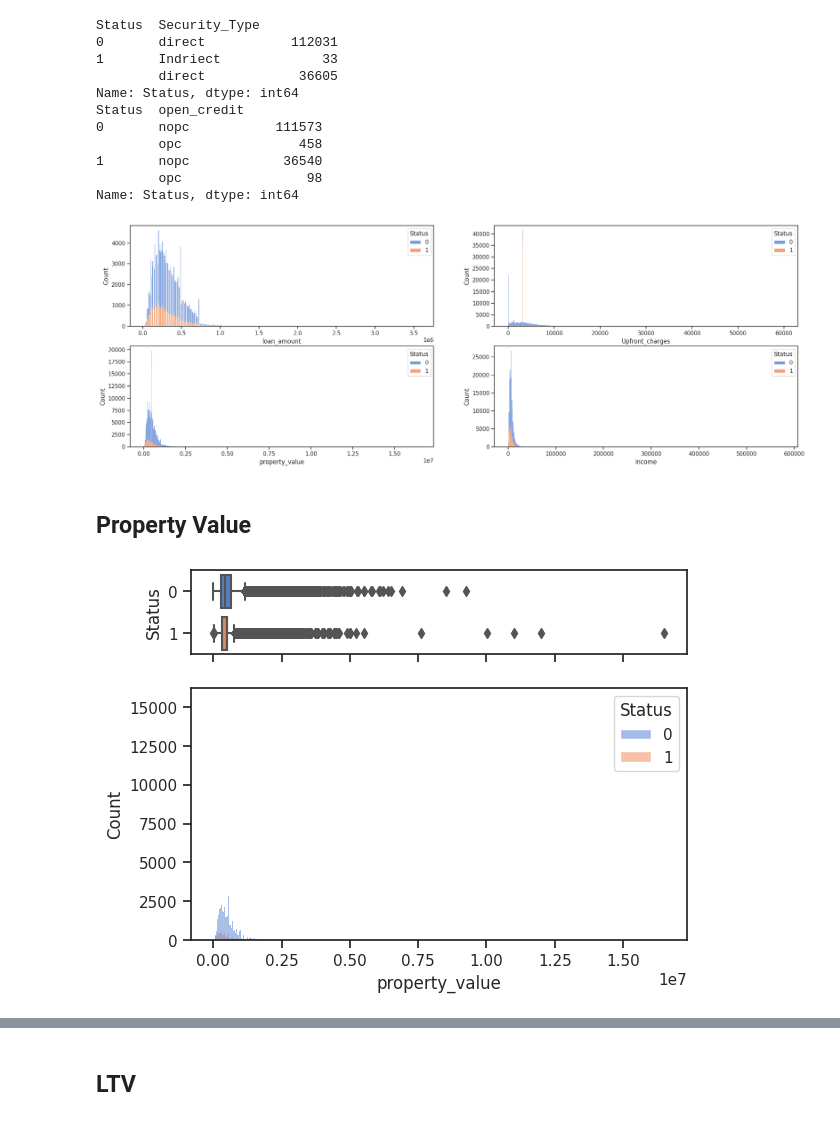
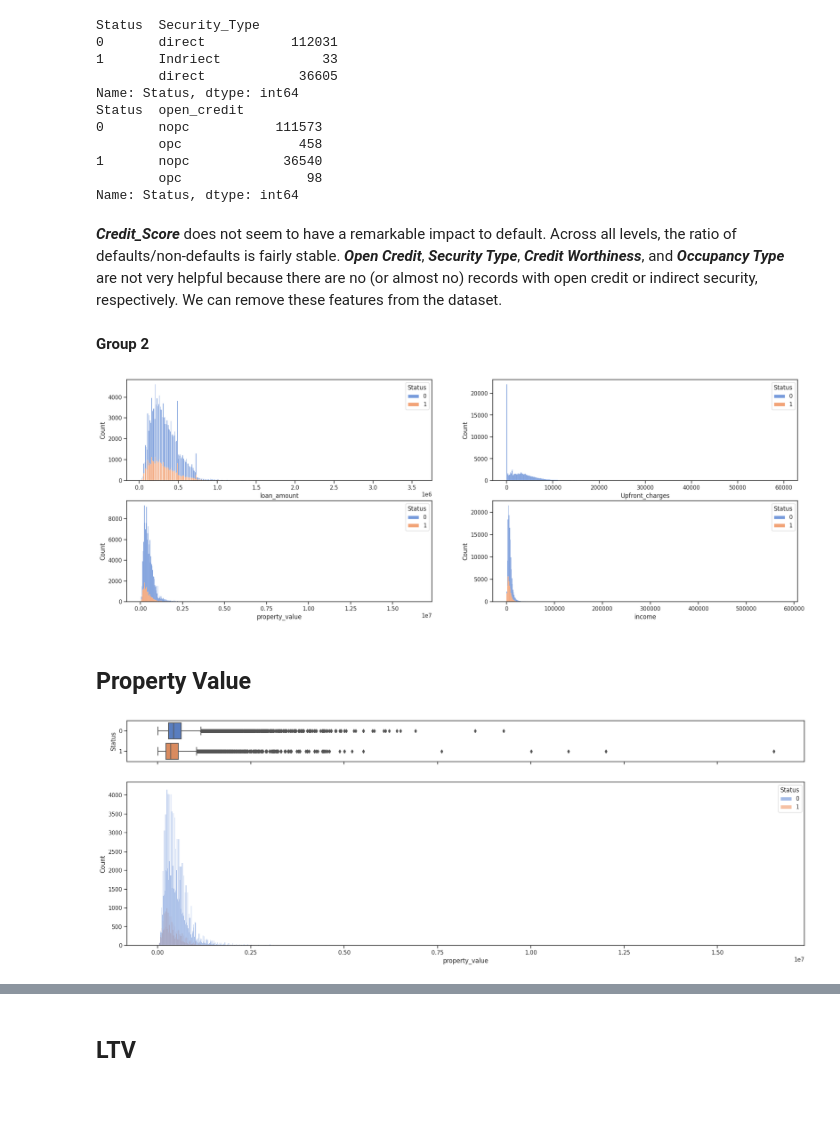
Before and after one commit to Hoale2908/Data_Preprocessing_for_Mortgage_Loan_Default_Prediction, a Jupyter notebook: model.ipynb, the cells around one changed output, grey strips where cells are left out. Drawn from its saved outputs; the diff is of its cells as text; code cells hidden in the pictures.

Commit message:
Kaggle Notebook | 🏠 Mortgage Loan Default - Data Preprocessing | Version 13

```diff
--- a/model.ipynb
+++ b/model.ipynb
@@ -177,22 +179 @@ For future development, read more about different methods [here](https://www.ana
-# %%
-# Fill with most popular value
-g1 = ['term', 'loan_purpose', 'age', ]
-for col in g1:
-    loan[col] = loan[col].fillna(loan[col].value_counts().keys()[0])
-
-# Fill with mean
-g2 = ['income', 'property_value', 'rate_of_interest', 'Interest_rate_spread', 'Upfront_charges']
-for col in g2:
-    loan[col] = loan[col].fillna(loan[col].mean())
-
-# Replace 0 with mean
-loan['income'] = loan['income'].replace(0, loan['income'].mean())
-
-# Fill with calculated values
-loan['LTV'] = loan['LTV'].fillna(loan['loan_amount'] / loan['property_value'])
-loan['dtir1'] = loan['dtir1'].fillna(loan['loan_amount'] / loan['income'])
-# %%
-# Change the data type of Status to categorical
-
-loan = loan.astype({'Status': 'object'})
 # %% [markdown]
@@ -236,10 +217,14 @@ Status  open_credit
 1       nopc            36540
         opc                98
 Name: Status, dtype: int64
+# %% [markdown]
+***Credit_Score*** does not seem to have a remarkable impact to default. Across all levels, the ratio of defaults/non-defaults is fairly stable. ***Open Credit***, ***Security Type***, ***Credit Worthiness***, and ***Occupancy Type*** are not very helpful because there are no (or almost no) records with open credit or indirect security, respectively. We can remove these features from the dataset.
 # %%
-# Remove Credit_Score, open_credit and Security_Type
+# Remove these features
 
-loan = loan.drop(['open_credit', 'Security_Type', 'Credit_Score'], axis=1)
+loan = loan.drop(['open_credit', 'Security_Type', 'Credit_Score', 'occupancy_type', 'Credit_Worthiness'], axis=1)
+# %% [markdown]
+**Group 2**
 # %%
 # Distribution of group 2
 
@@ -249,18 +234,18 @@ for col in input_2:
     ax = f2.add_subplot(2,2,i)
     g2 = sns.histplot(loan, x=loan[col], legend=True, hue='Status', multiple='stack', bins=500)
 # %% [output]
-[figure, old version]
+[figure, new version]
 # %% [markdown]
 ## Property Value
 # %%
-f, (ax_box, ax_hist) = plt.subplots(2, sharex=True, gridspec_kw={"height_ratios": (.25, .75)})
+f, (ax_box, ax_hist) = plt.subplots(2, sharex=True, gridspec_kw={"height_ratios": (.2, .8)},figsize=(24,8))
 
 # assigning a graph to each ax
 sns.boxplot(loan, x='property_value', y='Status', orient='h', ax=ax_box)
 sns.histplot(loan, x='property_value', hue='Status', ax=ax_hist)
 
 # Remove x axis name for the boxplot
 ax_box.set(xlabel='')
 plt.show()
 # %% [output]
-[figure, old version]
+[figure, new version]
```
Also changed, not shown: parts of 67 cells of this notebook.
